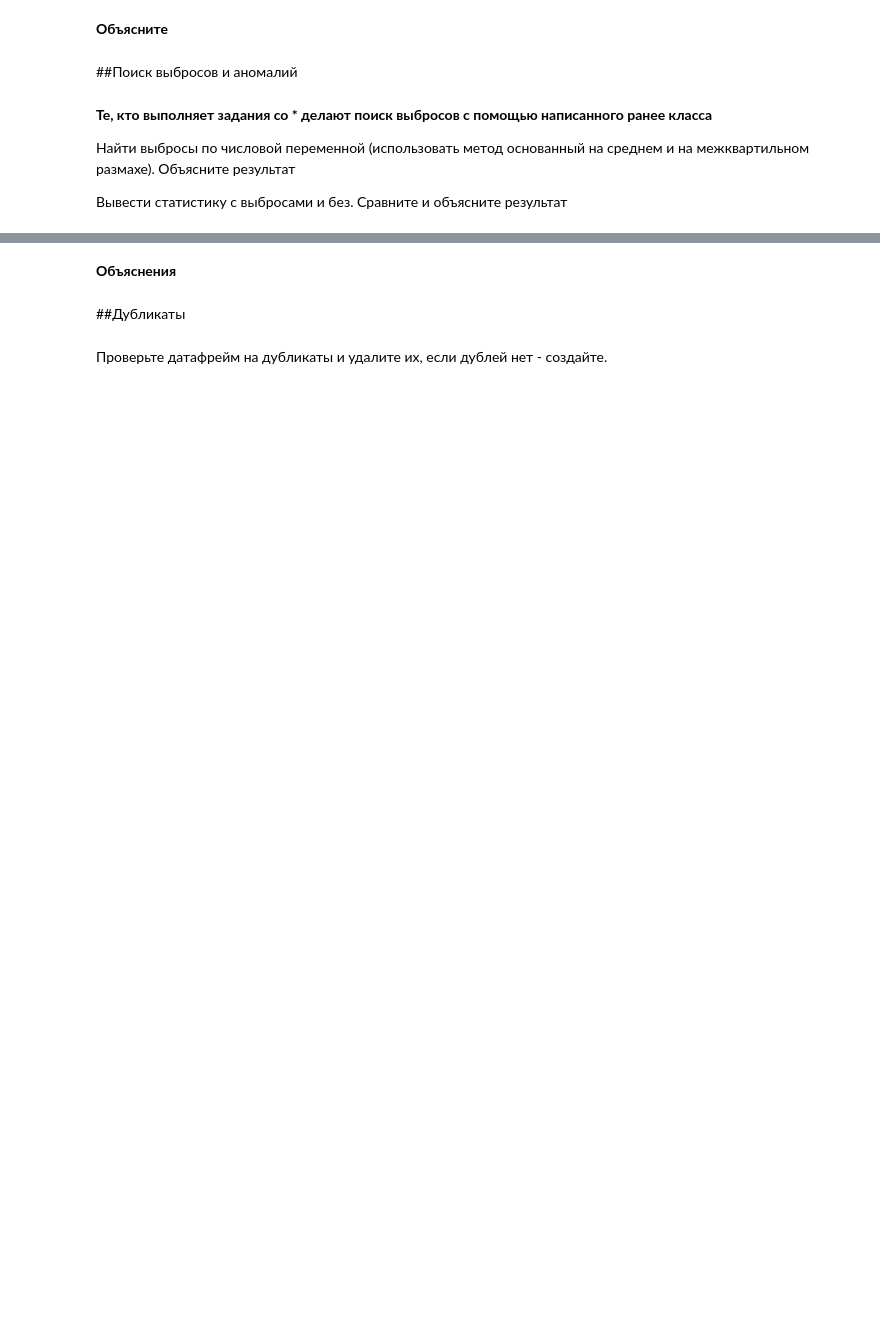
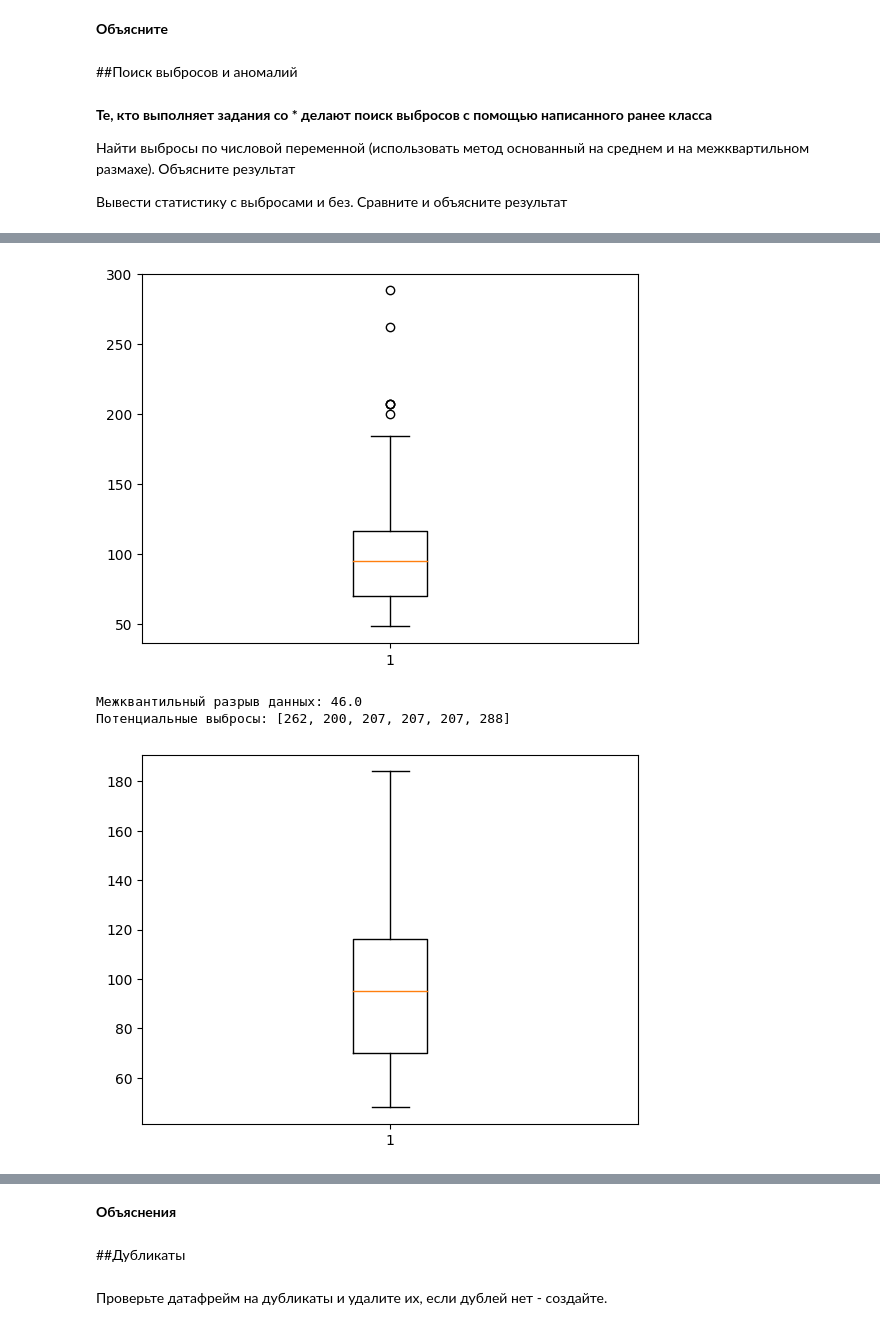
Before and after one commit to Dekamonia/MachineLearning, a Jupyter notebook: lab3/lab3.ipynb, the cells around one changed output, grey strips where cells are left out. Drawn from its saved outputs; the diff is of its cells as text; code cells hidden in the pictures; blank space fills up the shorter version.

```diff
--- a/lab3/lab3.ipynb
+++ b/lab3/lab3.ipynb
@@ -103,0 +166,30 @@ print("Потенциальные выбросы:", outliers)
+# %%
+# При помощи межквартильного размаха
+q1 = df["horsepower"].quantile(0.25)
+q3 = df["horsepower"].quantile(0.75)
+m_qvant = q3 - q1
+threshold = 1.5 * m_qvant  # используем сам межквартильный размах
+
+# Идентифицируем выбросы
+outliers = df[(df["horsepower"] < (q1 - threshold)) | (df["horsepower"] > (q3 + threshold))]["horsepower"]
+
+#Выводим box-plot 'horsepower' чтобы увидеть выбросы
+plt.boxplot(df["horsepower"])
+plt.show()
+
+# Выводим результаты
+print("Межквантильный разрыв данных:", m_qvant)
+print("Потенциальные выбросы:", outliers.tolist())
+
+
+# Удаляем выбросы
+df_cleaned = df[~((df["horsepower"] < (q1 - threshold)) | (df["horsepower"] > (q3 + threshold)))]
+
+# Выводим box-plot 'horsepower', чтобы увидеть результат удаления выбросов
+plt.boxplot(df_cleaned["horsepower"])
+plt.show()
+# %% [output]
+[figure, added]
+Межквантильный разрыв данных: 46.0
+Потенциальные выбросы: [262, 200, 207, 207, 207, 288]
+[figure, added]
```
Also changed, not shown: parts of 19 cells of this notebook.
